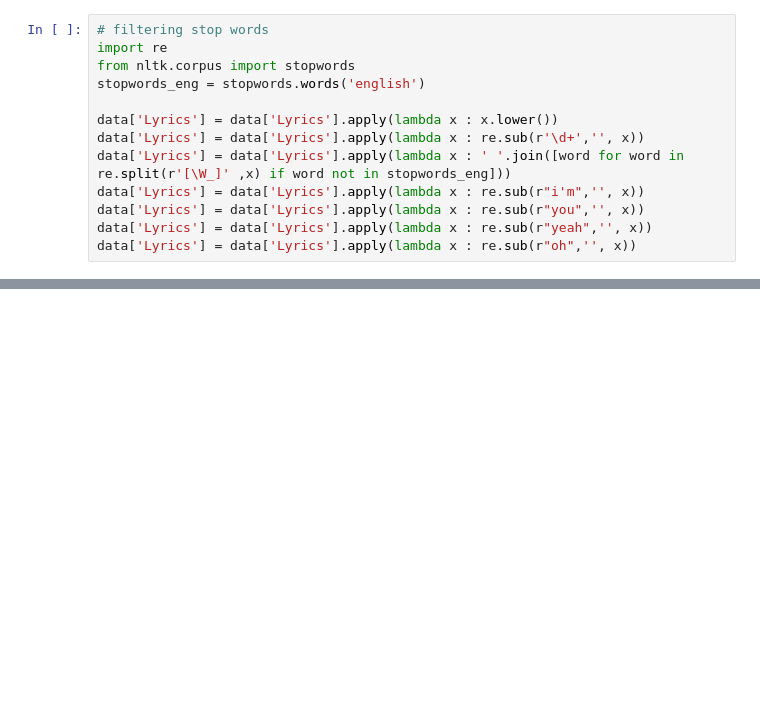
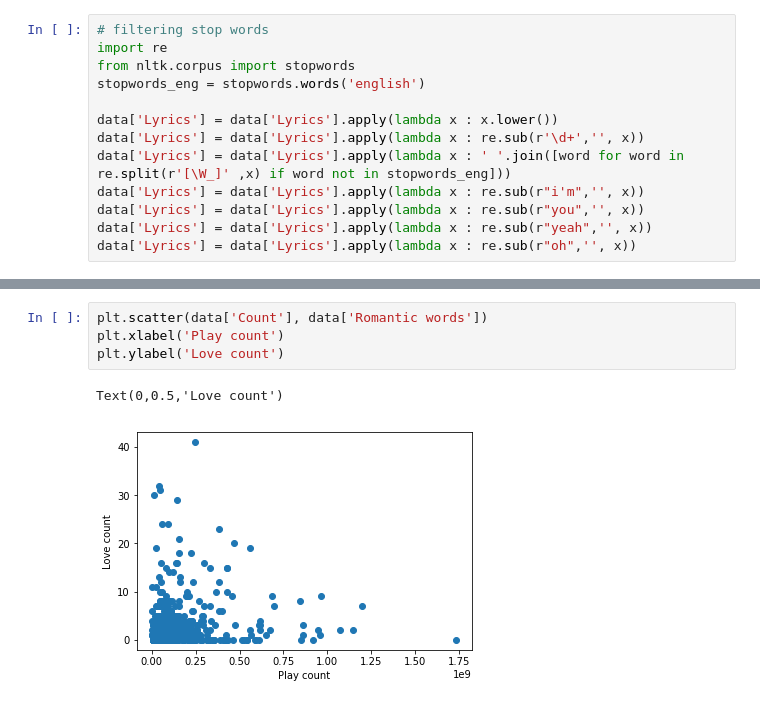
Before and after one commit to timothyjin/DSCI-343-Music, a Jupyter notebook: plot_scripts/Data-analysis-plots.ipynb, the cells around one changed output, grey strips where cells are left out. Drawn from its saved outputs; the diff is of its cells as text; blank space fills up the shorter version.

```diff
--- a/plot_scripts/Data-analysis-plots.ipynb
+++ b/plot_scripts/Data-analysis-plots.ipynb
@@ -52,3 +83,10 @@ data[data['Romantic words'] > 10]['Romantic words'].plot(kind='hist')
+# %%
+plt.scatter(data['Count'], data['Romantic words'])
+plt.xlabel('Play count')
+plt.ylabel('Love count')
+# %% [output]
+Text(0,0.5,'Love count')
+[figure, added]
 # %%
 # Finding diversity score of lyrics with correlation of popularity
 def lexical_diversity(my_text_data):
```
Also changed, not shown: parts of 4 cells of this notebook.
